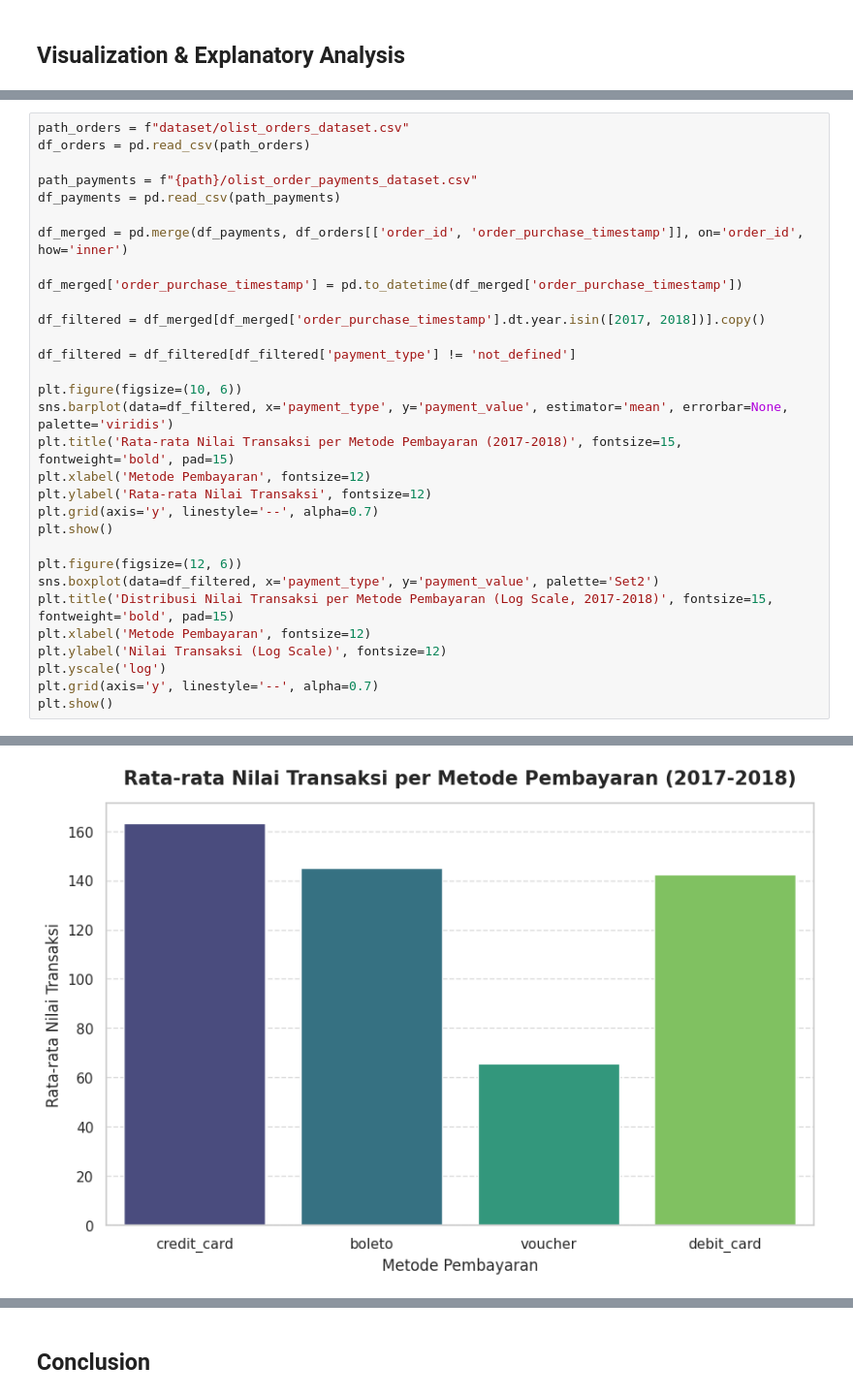
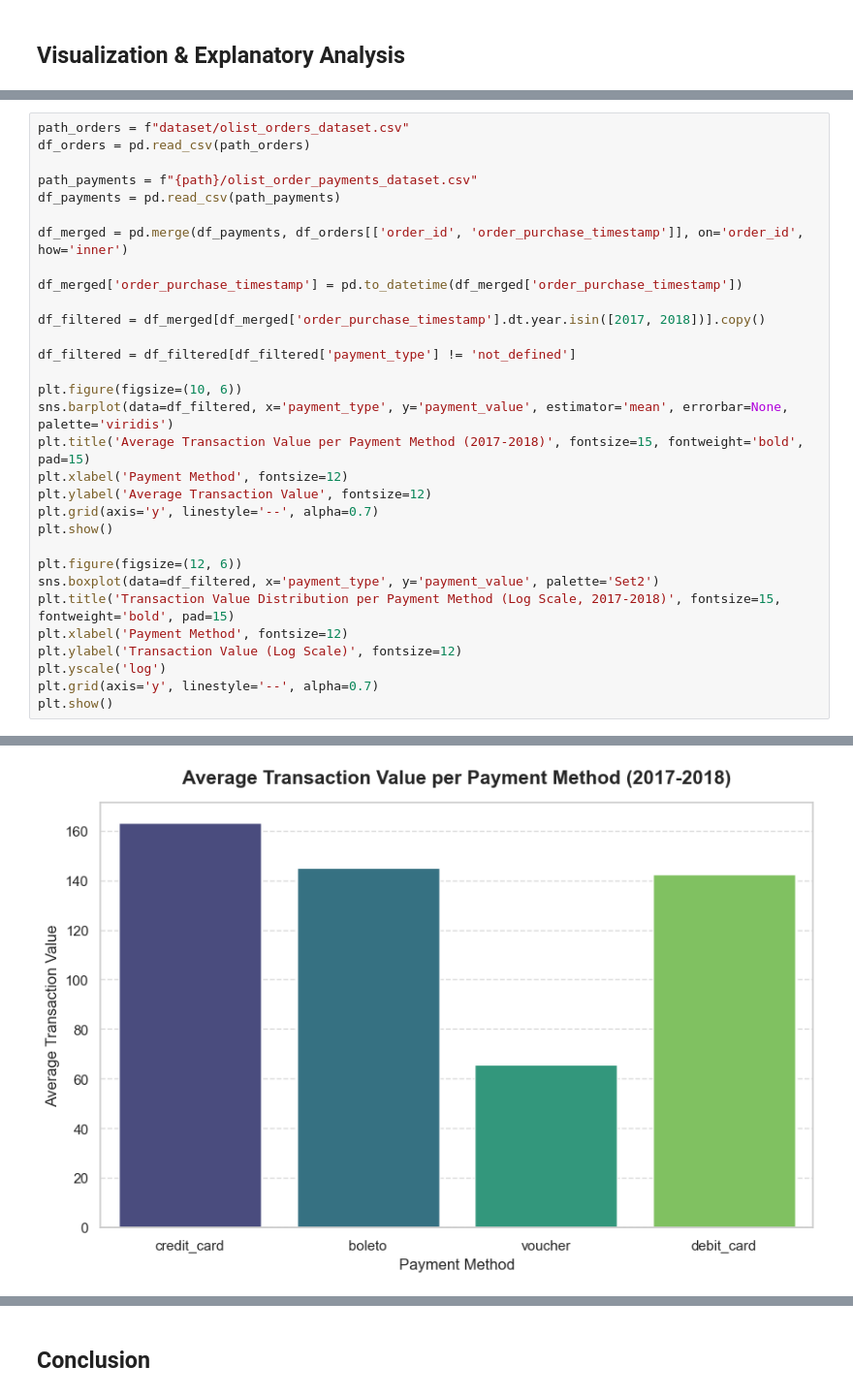
Before and after one commit to almaayunisaa/ecommerce-analysis-dashboard, a Jupyter notebook: Analysis Data Project.ipynb, the cells around one changed output, grey strips where cells are left out. Shown at 97% size. Drawn from its saved outputs; the diff is of its cells as text.

```diff
--- a/Analysis Data Project.ipynb
+++ b/Analysis Data Project.ipynb
@@ -392,39 +391,39 @@ plt.show()
 # %%
 path_orders = f"dataset/olist_orders_dataset.csv"
 df_orders = pd.read_csv(path_orders)
 
 path_payments = f"{path}/olist_order_payments_dataset.csv"
 df_payments = pd.read_csv(path_payments)
 
 df_merged = pd.merge(df_payments, df_orders[['order_id', 'order_purchase_timestamp']], on='order_id', how='inner')
 
 df_merged['order_purchase_timestamp'] = pd.to_datetime(df_merged['order_purchase_timestamp'])
 
 df_filtered = df_merged[df_merged['order_purchase_timestamp'].dt.year.isin([2017, 2018])].copy()
 
 df_filtered = df_filtered[df_filtered['payment_type'] != 'not_defined']
 
 plt.figure(figsize=(10, 6))
 sns.barplot(data=df_filtered, x='payment_type', y='payment_value', estimator='mean', errorbar=None, palette='viridis')
-plt.title('Rata-rata Nilai Transaksi per Metode Pembayaran (2017-2018)', fontsize=15, fontweight='bold', pad=15)
-plt.xlabel('Metode Pembayaran', fontsize=12)
-plt.ylabel('Rata-rata Nilai Transaksi', fontsize=12)
+plt.title('Average Transaction Value per Payment Method (2017-2018)', fontsize=15, fontweight='bold', pad=15)
+plt.xlabel('Payment Method', fontsize=12)
+plt.ylabel('Average Transaction Value', fontsize=12)
 plt.grid(axis='y', linestyle='--', alpha=0.7)
 plt.show()
 
 plt.figure(figsize=(12, 6))
 sns.boxplot(data=df_filtered, x='payment_type', y='payment_value', palette='Set2')
-plt.title('Distribusi Nilai Transaksi per Metode Pembayaran (Log Scale, 2017-2018)', fontsize=15, fontweight='bold', pad=15)
-plt.xlabel('Metode Pembayaran', fontsize=12)
-plt.ylabel('Nilai Transaksi (Log Scale)', fontsize=12)
+plt.title('Transaction Value Distribution per Payment Method (Log Scale, 2017-2018)', fontsize=15, fontweight='bold', pad=15)
+plt.xlabel('Payment Method', fontsize=12)
+plt.ylabel('Transaction Value (Log Scale)', fontsize=12)
 plt.yscale('log')
 plt.grid(axis='y', linestyle='--', alpha=0.7)
 plt.show()
 # %% [output]
 Passing `palette` without assigning `hue` is deprecated and will be removed in v0.14.0. Assign the `x` variable to `hue` and set `legend=False` for the same effect.
 
   sns.barplot(data=df_filtered, x='payment_type', y='payment_value', estimator='mean', errorbar=None, palette='viridis')
-[figure, old version]
+[figure, new version]
 Passing `palette` without assigning `hue` is deprecated and will be removed in v0.14.0. Assign the `x` variable to `hue` and set `legend=False` for the same effect.
 
   sns.boxplot(data=df_filtered, x='payment_type', y='payment_value', palette='Set2')
```
Also changed, not shown: parts of 30 cells of this notebook, 10 other files.
